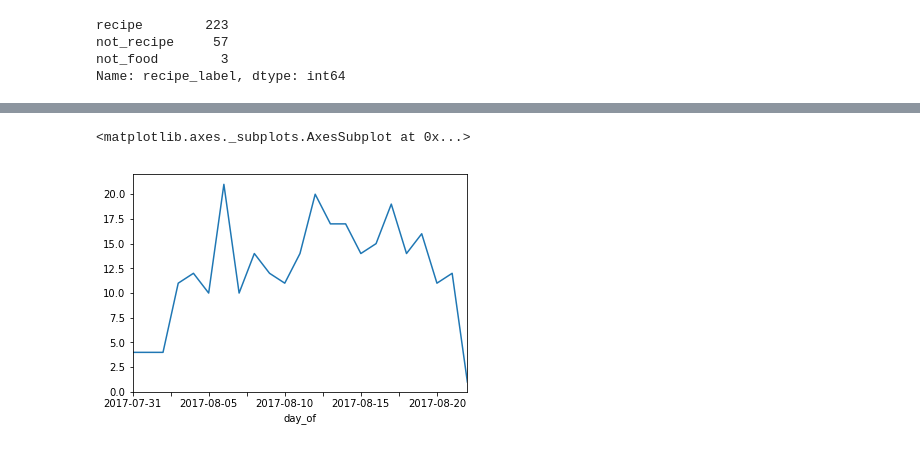
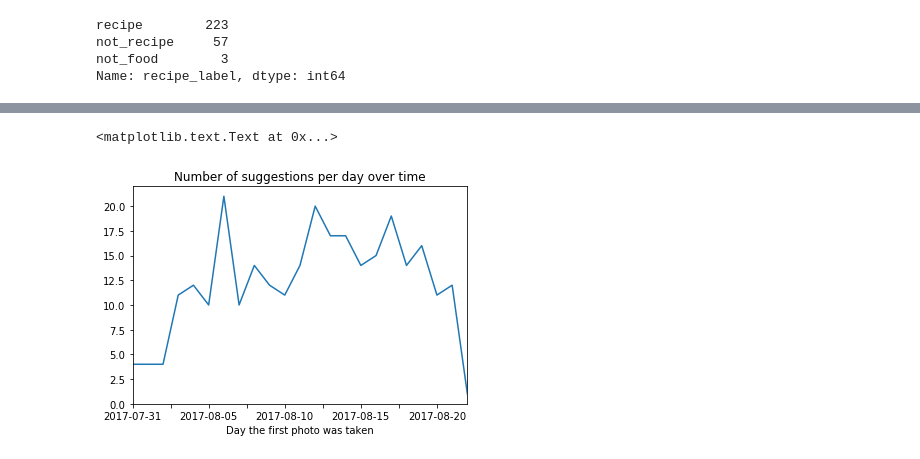
Before and after one commit to OisinB/notebooks, a Jupyter notebook: Autodraft Stats.ipynb, the cells around one changed output, grey strips where cells are left out. Drawn from its saved outputs; the diff is of its cells as text; code cells hidden in the pictures.

```diff
--- a/Autodraft Stats.ipynb
+++ b/Autodraft Stats.ipynb
@@ -71,8 +74,9 @@ not_food      0.010601
 Name: recipe_label, dtype: float64
-# %%
-strict_rules_results.groupby('day_of').recipe_id.count().plot()
-# %% [output]
-<matplotlib.axes._subplots.AxesSubplot at 0x...>
-[figure, removed]
+# %%
+ax = strict_rules_results.groupby('day_of').recipe_id.count().plot(title = "Number of suggestions per day over time")
+ax.set_xlabel("Day the first photo was taken")
+# %% [output]
+<matplotlib.text.Text at 0x...>
+[figure, added]
 # %%
 by_user = strict_rules_results.groupby('user_id').recipe_label.value_counts()
```
Also changed, not shown: parts of 14 cells of this notebook.
